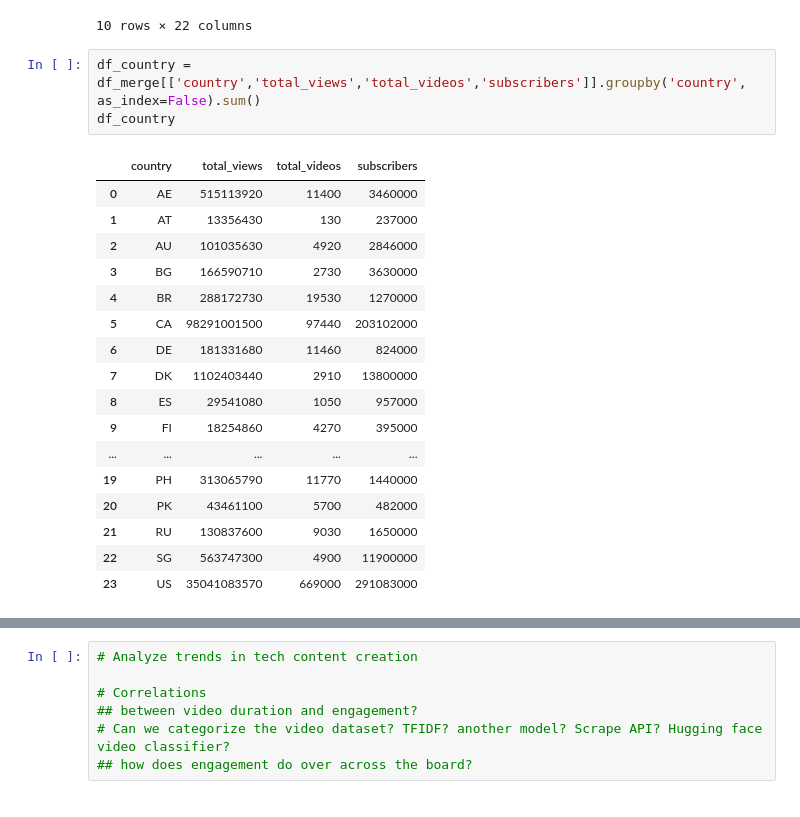
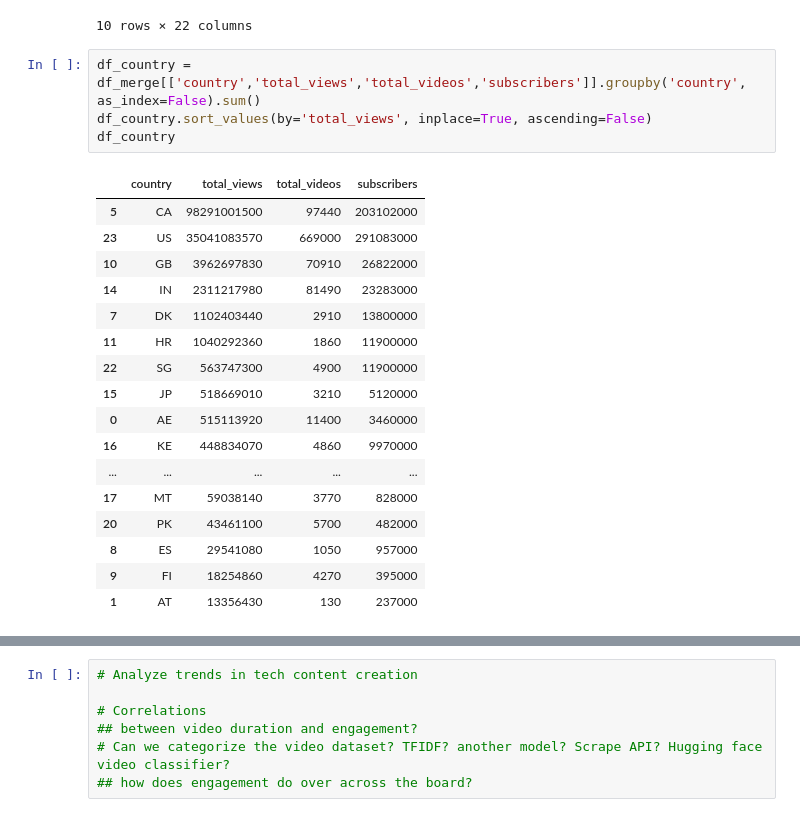
Before and after one commit to dark-enstein/explorda, a Jupyter notebook: explorda.ipynb, the cells around one changed output, grey strips where cells are left out. Saved outputs shown, nothing was run; the diff lists cells and outputs as text.

```diff
--- a/explorda.ipynb
+++ b/explorda.ipynb
@@ -68,25 +72,26 @@ df_merge[df_merge["channel_id"] == "UCHd1qamEkVSlTWkEqIqJbEQ"]
 10 rows × 22 columns
 # %%
 df_country = df_merge[['country','total_views','total_videos','subscribers']].groupby('country', as_index=False).sum()
+df_country.sort_values(by='total_views', inplace=True, ascending=False)
 df_country
 # %% [output]
 |  | country | total_views | total_videos | subscribers |
+| 5 | CA | 98291001500 | 97440 | 203102000 |
+| 23 | US | 35041083570 | 669000 | 291083000 |
+| 10 | GB | 3962697830 | 70910 | 26822000 |
+| 14 | IN | 2311217980 | 81490 | 23283000 |
+| 7 | DK | 1102403440 | 2910 | 13800000 |
+| 11 | HR | 1040292360 | 1860 | 11900000 |
+| 22 | SG | 563747300 | 4900 | 11900000 |
+| 15 | JP | 518669010 | 3210 | 5120000 |
 | 0 | AE | 515113920 | 11400 | 3460000 |
-| 1 | AT | 13356430 | 130 | 237000 |
-| 2 | AU | 101035630 | 4920 | 2846000 |
-| 3 | BG | 166590710 | 2730 | 3630000 |
-| 4 | BR | 288172730 | 19530 | 1270000 |
-| 5 | CA | 98291001500 | 97440 | 203102000 |
-| 6 | DE | 181331680 | 11460 | 824000 |
-| 7 | DK | 1102403440 | 2910 | 13800000 |
+| 16 | KE | 448834070 | 4860 | 9970000 |
+| ... | ... | ... | ... | ... |
+| 17 | MT | 59038140 | 3770 | 828000 |
+| 20 | PK | 43461100 | 5700 | 482000 |
 | 8 | ES | 29541080 | 1050 | 957000 |
 | 9 | FI | 18254860 | 4270 | 395000 |
-| ... | ... | ... | ... | ... |
-| 19 | PH | 313065790 | 11770 | 1440000 |
-| 20 | PK | 43461100 | 5700 | 482000 |
-| 21 | RU | 130837600 | 9030 | 1650000 |
-| 22 | SG | 563747300 | 4900 | 11900000 |
-| 23 | US | 35041083570 | 669000 | 291083000 |
+| 1 | AT | 13356430 | 130 | 237000 |
 # %%
 def plot_line_graph(x, y, title, xlabel, ylabel):
     plt.figure(figsize=(10, 6))
```
Also changed, not shown: parts of 10 cells of this notebook, 1 other file.
